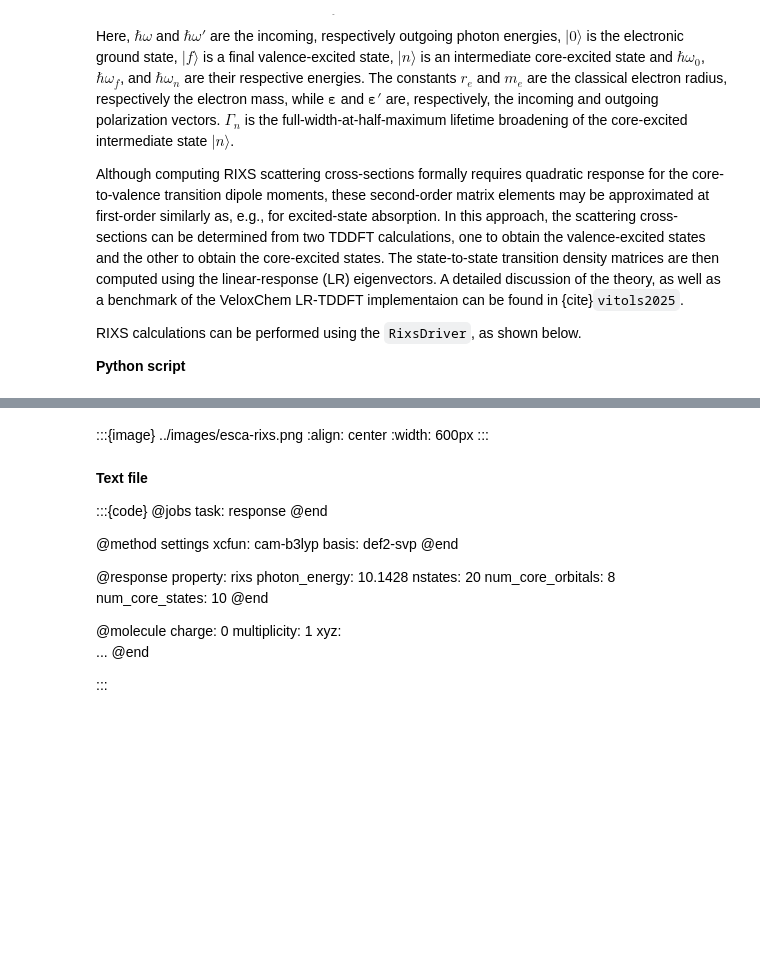
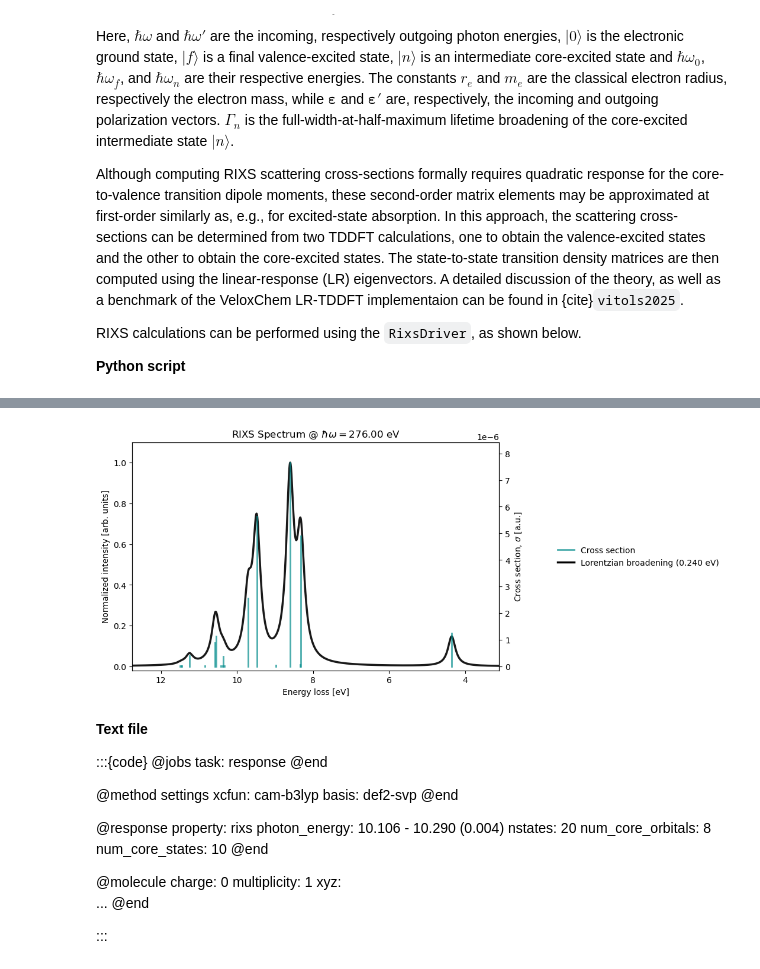
Before and after one commit to VeloxChem/vlxman, a Jupyter notebook: docs/xray.ipynb, the cells around one changed output, grey strips where cells are left out. Saved outputs shown, nothing was run; the diff lists cells and outputs as text; code cells hidden in the pictures; blank space fills up the shorter version.

Commit message:
updated RIXS with actual plot and 2D RIXS map, reading RIXS results from HDF5

```diff
--- a/docs/xray.ipynb
+++ b/docs/xray.ipynb
@@ -396,8 +396,7 @@ rixs_results = rixs_drv.compute(molecule, basis, scf_results)
-# %% [markdown]
-:::{image} ../images/esca-rixs.png
-:align: center
-:width: 600px
-:::
+# %%
+rixs_drv.plot(rixs_results)
+# %% [output]
+[figure, added]
 # %% [markdown]
 **Text file**
 
@@ -413,7 +412,7 @@ basis: def2-svp
 
 @response
 property: rixs
-photon_energy: 10.1428
+photon_energy: 10.106 - 10.290 (0.004)
 nstates: 20
 num_core_orbitals: 8
 num_core_states: 10
```
Also changed, not shown: parts of 4 cells of this notebook, 3 other files.
